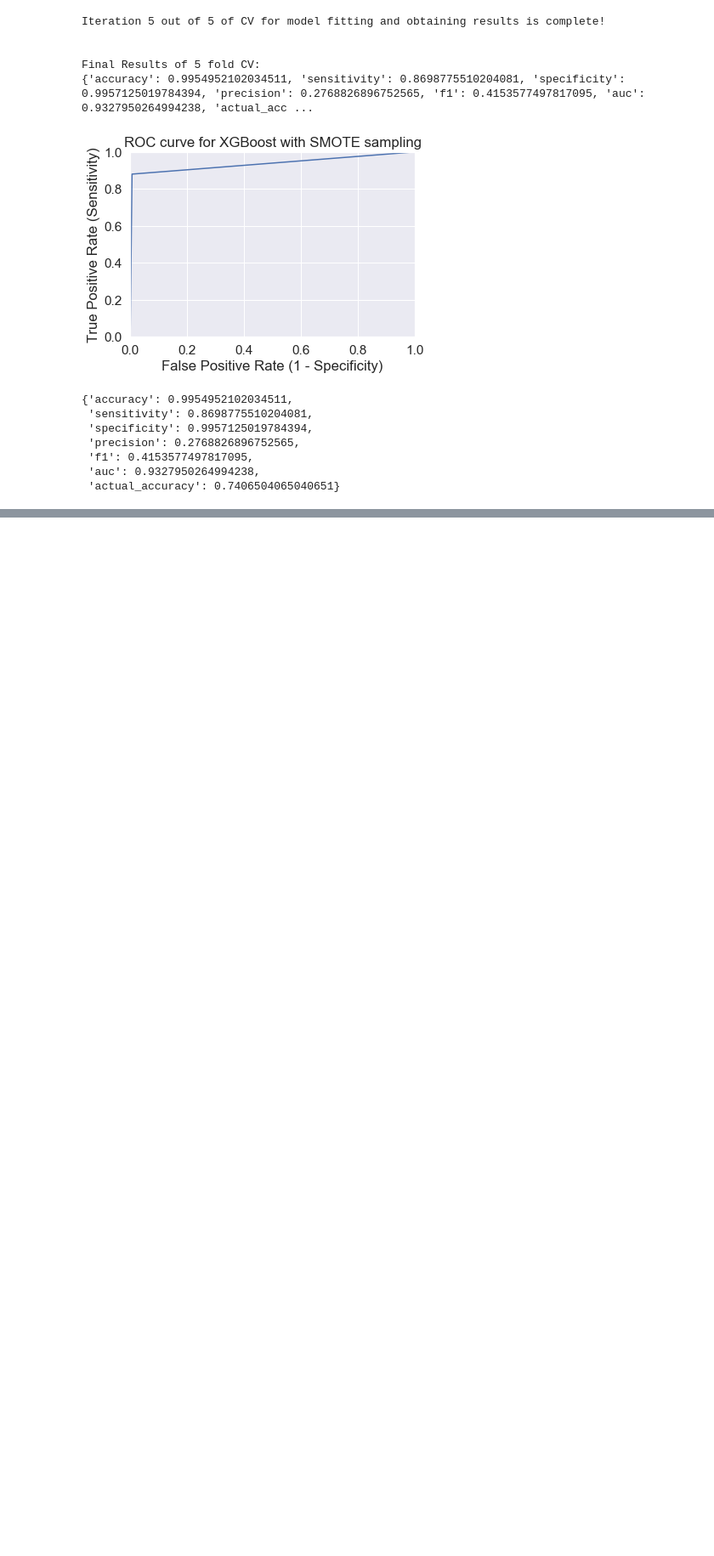
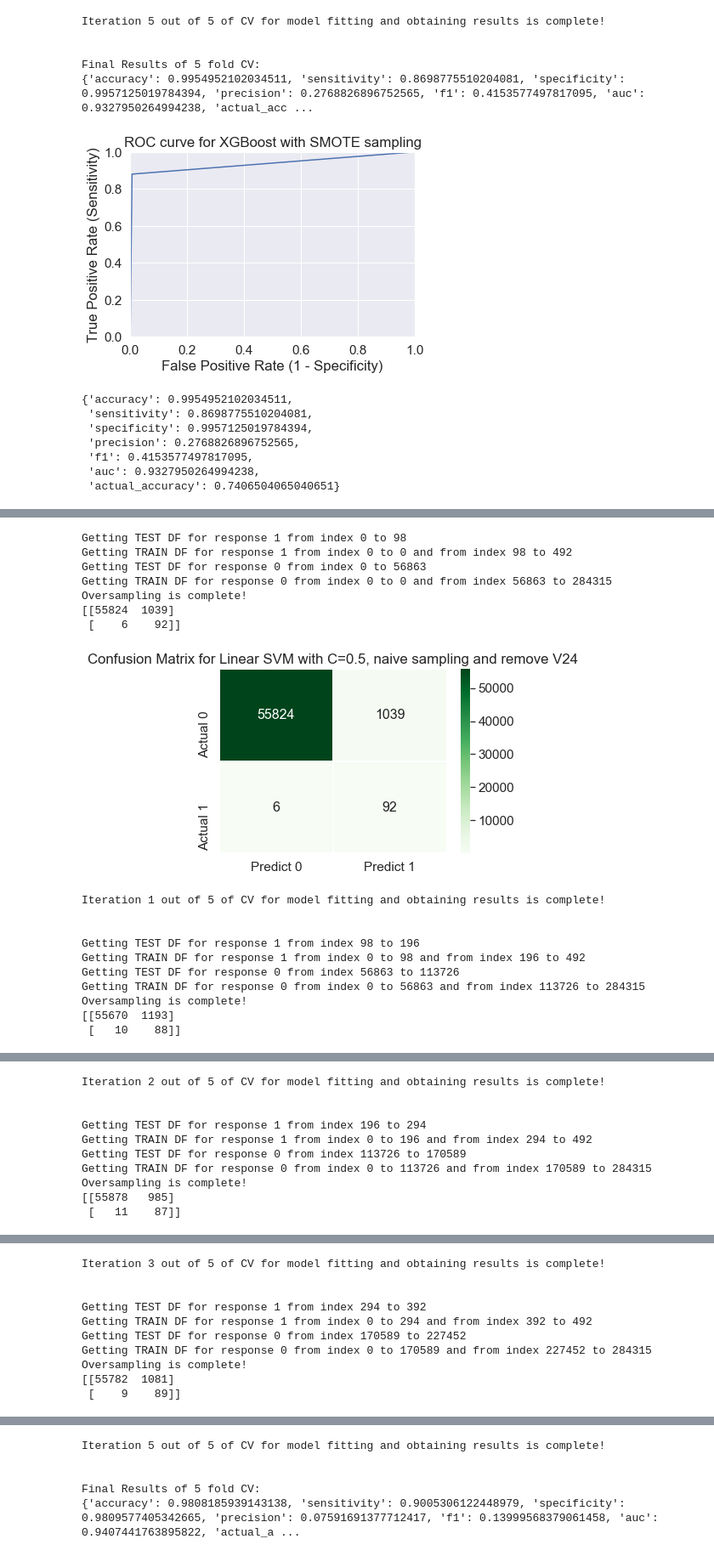
Before and after one commit to kohjiaxuan/Fraud-Detection-Pipeline, a Jupyter notebook: SCI17. Creating custom stratified crossvalidation pipeline.ipynb, the cells around one changed output, grey strips where cells are left out. Shown at 85% size. Drawn from its saved outputs; the diff is of its cells as text; code cells hidden in the pictures; blank space fills up the shorter version.

```diff
--- a/SCI17. Creating custom stratified crossvalidation pipeline.ipynb
+++ b/SCI17. Creating custom stratified crossvalidation pipeline.ipynb
@@ -1889,0 +2153,6 @@ results['final']
+# %%
+varlist2 = []
+for col in varlist:
+    if col != 'V24':
+        varlist2.append(col)
+print(varlist2)
@@ -1889,0 +2161,22 @@ results['final']
+# %%
+# run_model(self, df, varlist, response, standardize, sampletype, modelname, text, n_fold)
+results = modelpipeline.run_model(df, varlist2, 'Class', True, 'naive', 'SVM_Linear0.5', 'Linear SVM with C=0.5, naive sampling and remove V24', 5)
+# %% [output]
+Getting TEST DF for response 1 from index 0 to 98
+Getting TRAIN DF for response 1 from index 0 to 0 and from index 98 to 492
+Getting TEST DF for response 0 from index 0 to 56863
+Getting TRAIN DF for response 0 from index 0 to 0 and from index 56863 to 284315
+Oversampling is complete!
+[[55824  1039]
+ [    6    92]]
+[figure, added]
+Iteration 1 out of 5 of CV for model fitting and obtaining results is complete!
+
+
+Getting TEST DF for response 1 from index 98 to 196
+Getting TRAIN DF for response 1 from index 0 to 98 and from index 196 to 492
+Getting TEST DF for response 0 from index 56863 to 113726
+Getting TRAIN DF for response 0 from index 0 to 56863 and from index 113726 to 284315
+Oversampling is complete!
+[[55670  1193]
+ [   10    88]]
@@ -1889,0 +2184,10 @@ results['final']
+Iteration 2 out of 5 of CV for model fitting and obtaining results is complete!
+
+
+Getting TEST DF for response 1 from index 196 to 294
+Getting TRAIN DF for response 1 from index 0 to 196 and from index 294 to 492
+Getting TEST DF for response 0 from index 113726 to 170589
+Getting TRAIN DF for response 0 from index 0 to 113726 and from index 170589 to 284315
+Oversampling is complete!
+[[55878   985]
+ [   11    87]]
@@ -1889,0 +2195,10 @@ results['final']
+Iteration 3 out of 5 of CV for model fitting and obtaining results is complete!
+
+
+Getting TEST DF for response 1 from index 294 to 392
+Getting TRAIN DF for response 1 from index 0 to 294 and from index 392 to 492
+Getting TEST DF for response 0 from index 170589 to 227452
+Getting TRAIN DF for response 0 from index 0 to 170589 and from index 227452 to 284315
+Oversampling is complete!
+[[55782  1081]
+ [    9    89]]
@@ -1889,0 +2217,5 @@ results['final']
+Iteration 5 out of 5 of CV for model fitting and obtaining results is complete!
+
+
+Final Results of 5 fold CV:
+{'accuracy': 0.9808185939143138, 'sensitivity': 0.9005306122448979, 'specificity': 0.9809577405342665, 'precision': 0.07591691377712417, 'f1': 0.13999568379061458, 'auc': 0.9407441763895822, 'actual_a ...
```
Also changed, not shown: parts of 54 cells of this notebook, 2 other files.
